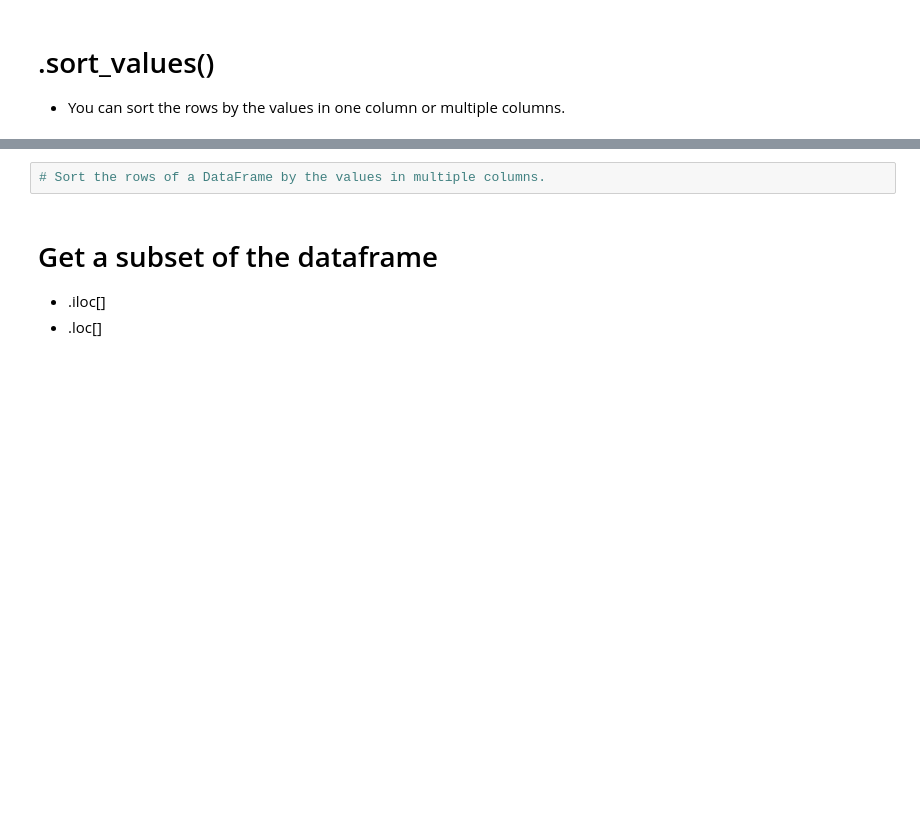
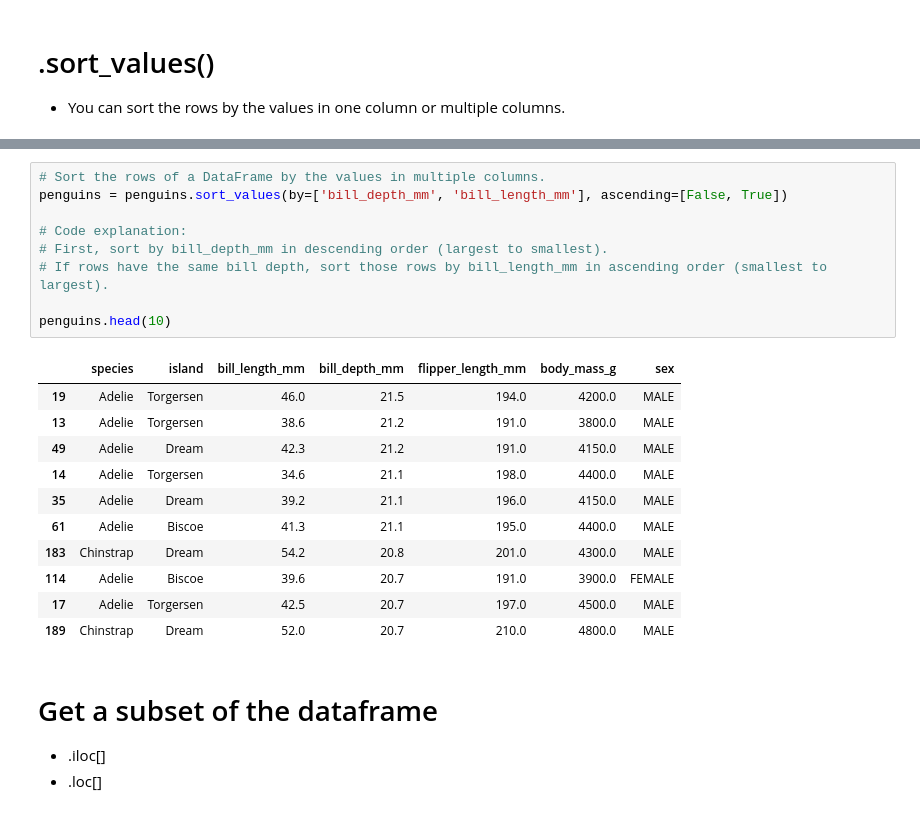
Before and after one commit to tzukun-hsiao/python-basics-fall26, a Jupyter notebook: Week3.ipynb, the cells around one changed output, grey strips where cells are left out. Saved outputs shown, nothing was run; the diff lists cells and outputs as text; blank space fills up the shorter version.

```diff
--- a/Week3.ipynb
+++ b/Week3.ipynb
@@ -149,5 +376,24 @@ with open("penguins.csv", "w", encoding="utf-8", newline="") as f:
-# %%
-# Sort the rows of a DataFrame by the values in multiple columns.
+# %%
+# Sort the rows of a DataFrame by the values in multiple columns.
+penguins = penguins.sort_values(by=['bill_depth_mm', 'bill_length_mm'], ascending=[False, True])
+
+# Code explanation:
+# First, sort by bill_depth_mm in descending order (largest to smallest).
+# If rows have the same bill depth, sort those rows by bill_length_mm in ascending order (smallest to largest).
+
+penguins.head(10)
+# %% [output]
+|  | species | island | bill_length_mm | bill_depth_mm | flipper_length_mm | body_mass_g | sex |
+| 19 | Adelie | Torgersen | 46.0 | 21.5 | 194.0 | 4200.0 | MALE |
+| 13 | Adelie | Torgersen | 38.6 | 21.2 | 191.0 | 3800.0 | MALE |
+| 49 | Adelie | Dream | 42.3 | 21.2 | 191.0 | 4150.0 | MALE |
+| 14 | Adelie | Torgersen | 34.6 | 21.1 | 198.0 | 4400.0 | MALE |
+| 35 | Adelie | Dream | 39.2 | 21.1 | 196.0 | 4150.0 | MALE |
+| 61 | Adelie | Biscoe | 41.3 | 21.1 | 195.0 | 4400.0 | MALE |
+| 183 | Chinstrap | Dream | 54.2 | 20.8 | 201.0 | 4300.0 | MALE |
+| 114 | Adelie | Biscoe | 39.6 | 20.7 | 191.0 | 3900.0 | FEMALE |
+| 17 | Adelie | Torgersen | 42.5 | 20.7 | 197.0 | 4500.0 | MALE |
+| 189 | Chinstrap | Dream | 52.0 | 20.7 | 210.0 | 4800.0 | MALE |
 # %% [markdown]
 # Get a subset of the dataframe
 - .iloc[]
```
Also changed, not shown: parts of 41 cells of this notebook.
